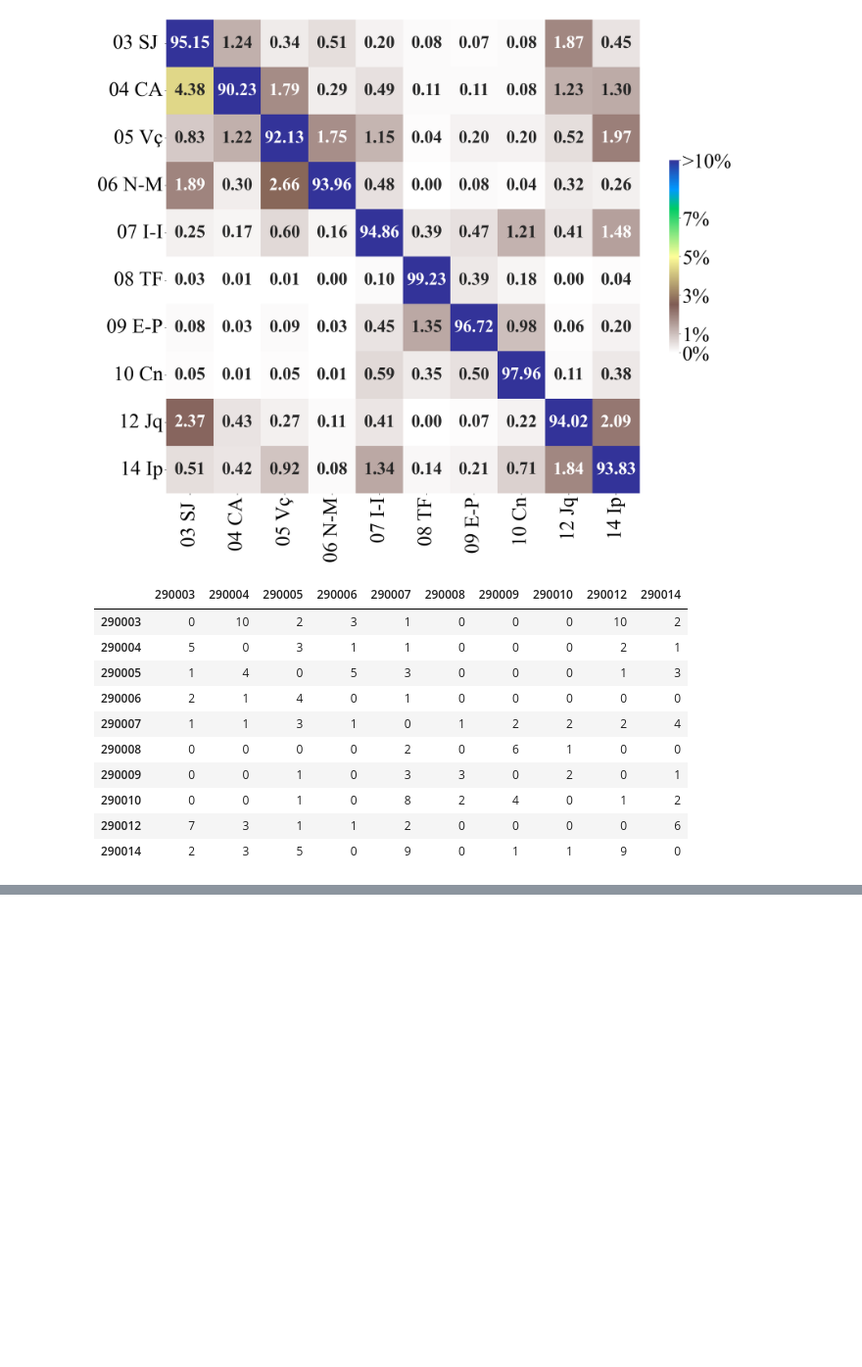
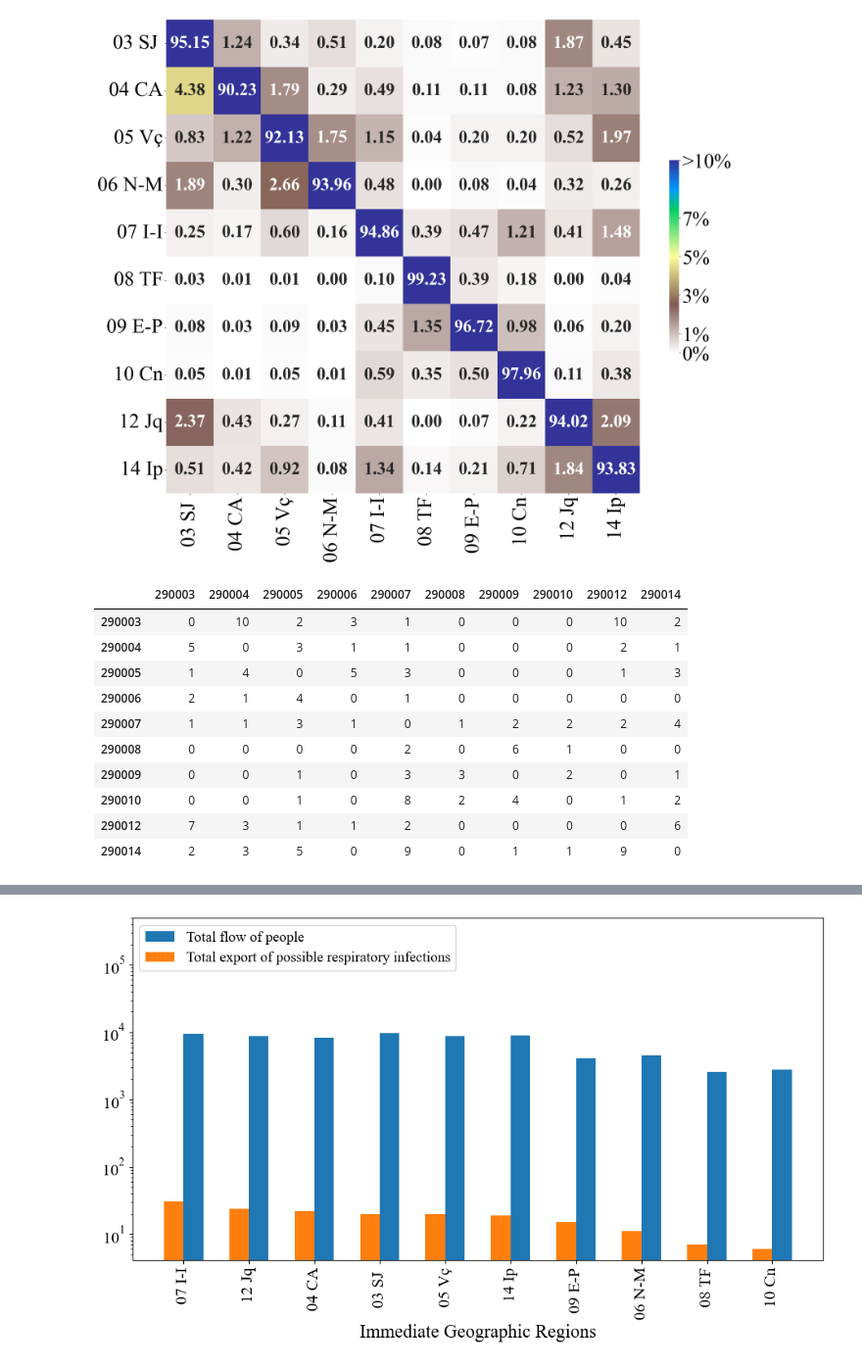
Before and after one commit to cidacslab/aesop-sentinel-index, a Jupyter notebook: SIRmeta_RGI.ipynb, the cells around one changed output, grey strips where cells are left out. Shown at 98% size. Cells and saved outputs as stored; diff of their text form; code cells hidden in the pictures; blank space fills up the shorter version.

```diff
--- a/SIRmeta_RGI.ipynb
+++ b/SIRmeta_RGI.ipynb
@@ -697,0 +792,94 @@ display(df_m)
+# %%
+import matplotlib.pyplot as plt
+import numpy as np
+
+# Dicionário de códigos abreviados
+codigos_abr = {
+    290001: "01 Sa",
+    290002: "02 Al",
+    290003: "03 SJ ",
+    290004: "04 CA",
+    290005: "05 Vç",
+    290006: "06 N-M",
+    290007: "07 I-I",
+    290008: "08 TF",
+    290009: "09 E-P",
+    290010: "10 Cn",
+    290011: "11 VC",
+    290012: "12 Jq",
+    290013: "13 Bd",
+    290014: "14 Ip",
+    290015: "15 Ig",
+    290016: "16 Gb",
+    290017: "17 BJ",
+    290018: "18 Br",
+    290019: "19 SM",
+    290020: "20 Ic",
+    290021: "21 X-B",
+    290022: "22 Jz",
+    290023: "23 SB",
+    290024: "24 PA",
+    290025: "25 RP",
+    290026: "26 EC",
+    290027: "27 CD",
+    290028: "28 Jm",
+    290029: "29 FS",
+    290030: "30 Jb",
+    290031: "31 Ib",
+    290032: "32 CC",
+    290033: "33 Sr",
+    290034: "34 Sb"
+}
+
+# Ordenando o DataFrame pelas RGIs
+df_f.sort_index(inplace=True)
+df_f.sort_values(by="SIR", ascending=False, inplace=True)
+
+# Supondo que df_f seja o seu DataFrame e já contenha as colunas 'SIR' e 'Movement'
+rgis = df_f.index  # Os nomes dos RGIs
+sir_values = df_f['SIR']  # Dados de SIR
+movement_values = df_f['Movement']  # Dados de Movement
+
+# Garantindo que os índices do DataFrame sejam tratados como inteiros
+rgis = df_f.index.astype(int)
+
+# Mapeando os índices para os nomes abreviados
+labels = [codigos_abr.get(rgi, f"Sem Nome {rgi}") for rgi in rgis]
+
+# Número de RGIs
+n_rg = len(rgis)
+
+# Configurando as posições das barras
+ind = np.arange(n_rg)  # as posições x dos grupos
+width = 0.3  # a largura das barras
+
+fig, ax = plt.subplots(figsize=(10, 6))
+
+# Criando barras para Movement
+movement_bars = ax.bar(ind + width/2, movement_values, width, label='Total flow of people')
+
+# Criando barras para SIR
+sir_bars = ax.bar(ind - width/2, sir_values, width, label='Total export of possible respiratory infections')
+
+# Adicionando rótulos, título e legendas personalizados
+ax.set_xlabel('Immediate Geographic Regions', fontsize=18)
+ax.set_ylabel('')
+ax.set_title('')
+ax.set_xticks(ind)
+ax.set_xticklabels(labels, rotation=90, fontsize=16)  # Rotaciona os rótulos para ficarem legíveis
+ax.legend()
+
+ax.legend(loc='upper left', bbox_to_anchor=(0, 1), fontsize=14)
+
+# Configurações adicionais
+ax.set_yscale('log')  # Ajusta o eixo y para escala logarítmica
+ax.set_ylim(0, 500000)
+ax.tick_params(axis='y', labelsize=16)
+
+plt.tight_layout()
+
+# Mostrando o gráfico
+plt.savefig("RSOS/C2/TxR.png", dpi=400)
+plt.show()
+# %% [output]
+[figure, added]
```
Also changed, not shown: parts of 2 cells of this notebook.
